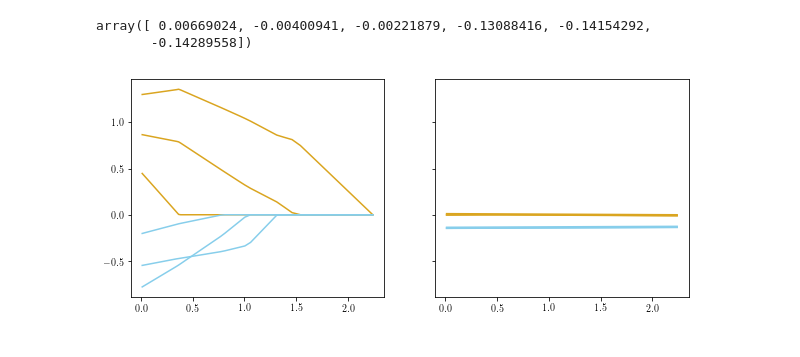
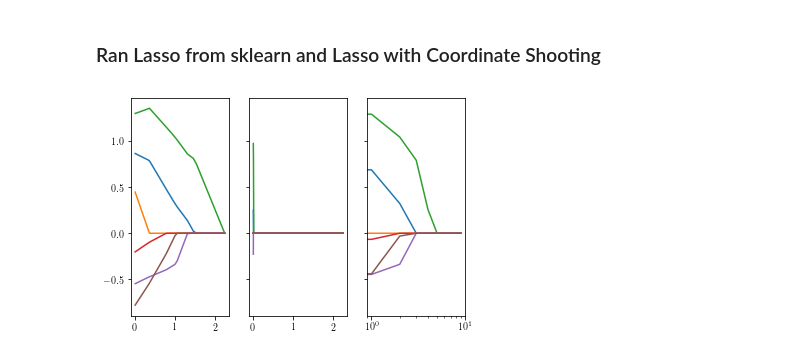
Before and after one commit to edvgha/122, a Jupyter notebook: ml/Lasso_Shooting2.ipynb, the cells around one changed output. Drawn from its saved outputs; the diff is of its cells as text; code cells hidden in the pictures.

```diff
--- a/ml/Lasso_Shooting2.ipynb
+++ b/ml/Lasso_Shooting2.ipynb
@@ -40,8 +89,6 @@ X.shape, y.shape, alphas_lasso.shape, coefs_lasso.shape
 def lasso_with_sklearn(X, y, l1_reg=1):
     from sklearn.linear_model import Lasso
     n = X.shape[0]
-    sklearn_lasso = Lasso(alpha=n*l1_reg, fit_intercept=False, normalize=False)
+    sklearn_lasso = Lasso(alpha=n*l1_reg, fit_intercept=False, normalize=False, max_iter=300, warm_start=False)
     sklearn_lasso.fit(X, y)
     return sklearn_lasso
-sklearn_lasso = lasso_with_sklearn(X, y, 1)
-sklearn_lasso.coef_
@@ -85,7 +133 @@ def shooting_coords(X, y, alpha):
     return w
-# %%
-w = shooting_coords(X, y, 1)
-w
-# %% [output]
-array([ 0.00669024, -0.00400941, -0.00221879, -0.13088416, -0.14154292,
-       -0.14289558])
@@ -98,13 +134,38 @@ coefs_shooting = np.array(coefs_shooting).T
-# %%
-from itertools import cycle
-figsize = plt.figaspect(1/2.5)
-f, (ax1, ax2) = plt.subplots(1, 2, sharey=True, figsize=figsize)
-colors = cycle(['goldenrod', 'goldenrod', 'goldenrod', 'skyblue', 'skyblue', 'skyblue'])
-for coef_l, c in zip(coefs_lasso,colors):
-    l1 = ax1.plot(alphas_lasso, coef_l, c=c)
-
-
-for coef_e, c in zip(coefs_shooting, colors):
-    l2 = ax2.plot(alphas_lasso, coef_e, c=c)
-# %% [output]
-[figure, removed]
+# %% [markdown]
+### Ran  Lasso from sklearn and Lasso with Coordinate Shooting
+# %%
+#Lasso
+coefs_lass_sklearn = []
+for alpha in alphas_lasso:
+    coefs_lass_sklearn.append(lasso_with_sklearn(X, y, alpha).coef_)
+coefs_lasso_sk = np.array(coefs_lass_sklearn).T
+
+#coord shooting
+coefs_lass_shoot = []
+for alpha in range(0, 10):
+    coefs_lass_shoot.append(shooting_coords(X, y, X.shape[0] * alpha))
+coefs_lasso_sh = np.array(coefs_lass_shoot).T
+# %%
+f, (ax1, ax2, ax3) = plt.subplots(1, 3, sharey=True)
+ax1.plot(alphas_lasso, coefs_lasso[0])
+ax1.plot(alphas_lasso, coefs_lasso[1])
+ax1.plot(alphas_lasso, coefs_lasso[2])
+ax1.plot(alphas_lasso, coefs_lasso[3])
+ax1.plot(alphas_lasso, coefs_lasso[4])
+ax1.plot(alphas_lasso, coefs_lasso[5])
+ax2.plot(alphas_lasso, coefs_lasso_sk[0])
+ax2.plot(alphas_lasso, coefs_lasso_sk[1])
+ax2.plot(alphas_lasso, coefs_lasso_sk[2])
+ax2.plot(alphas_lasso, coefs_lasso_sk[3])
+ax2.plot(alphas_lasso, coefs_lasso_sk[4])
+ax2.plot(alphas_lasso, coefs_lasso_sk[5])
+ax3.plot(range(0, 10), coefs_lasso_sh[0])
+ax3.plot(range(0, 10), coefs_lasso_sh[1])
+ax3.plot(range(0, 10), coefs_lasso_sh[2])
+ax3.plot(range(0, 10), coefs_lasso_sh[3])
+ax3.plot(range(0, 10), coefs_lasso_sh[4])
+ax3.plot(range(0, 10), coefs_lasso_sh[5])
+plt.xscale('log')
+plt.show()
+# %% [output]
+[figure, added]
```
Also changed, not shown: parts of 14 cells of this notebook, 2 other files.
